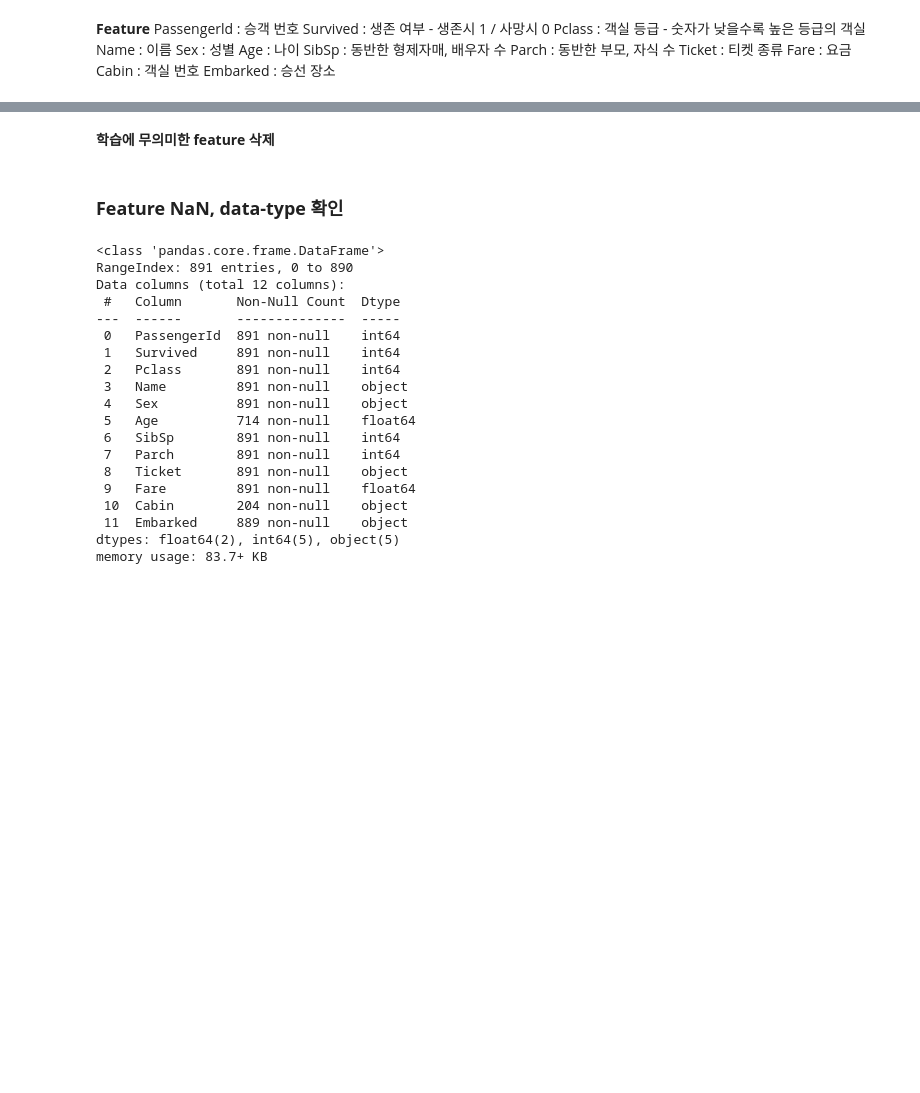
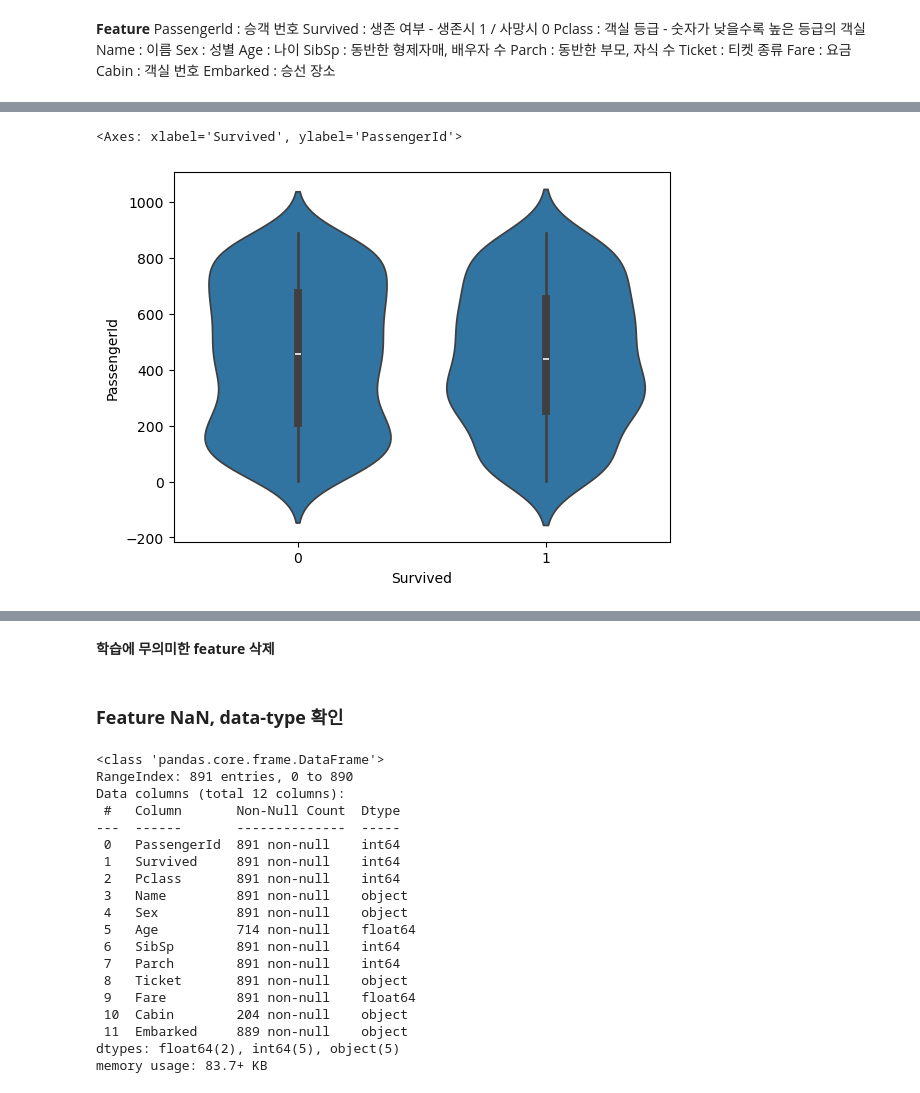
Before and after one commit to JeongHun01/Kaggle, a Jupyter notebook: Titanic/Data_Analysis.ipynb, the cells around one changed output, grey strips where cells are left out. Saved outputs shown, nothing was run; the diff lists cells and outputs as text; code cells hidden in the pictures; blank space fills up the shorter version.

```diff
--- a/Titanic/Data_Analysis.ipynb
+++ b/Titanic/Data_Analysis.ipynb
@@ -27,0 +46,6 @@ Embarked : 승선 장소 </br>
+# %%
+# Checking the violin plot for survived distribuion
+sns.violinplot(x = train_df['Survived'], y = train_df['PassengerId'])
+# %% [output]
+<Axes: xlabel='Survived', ylabel='PassengerId'>
+[figure, added]
```
Also changed, not shown: parts of 66 cells of this notebook.
